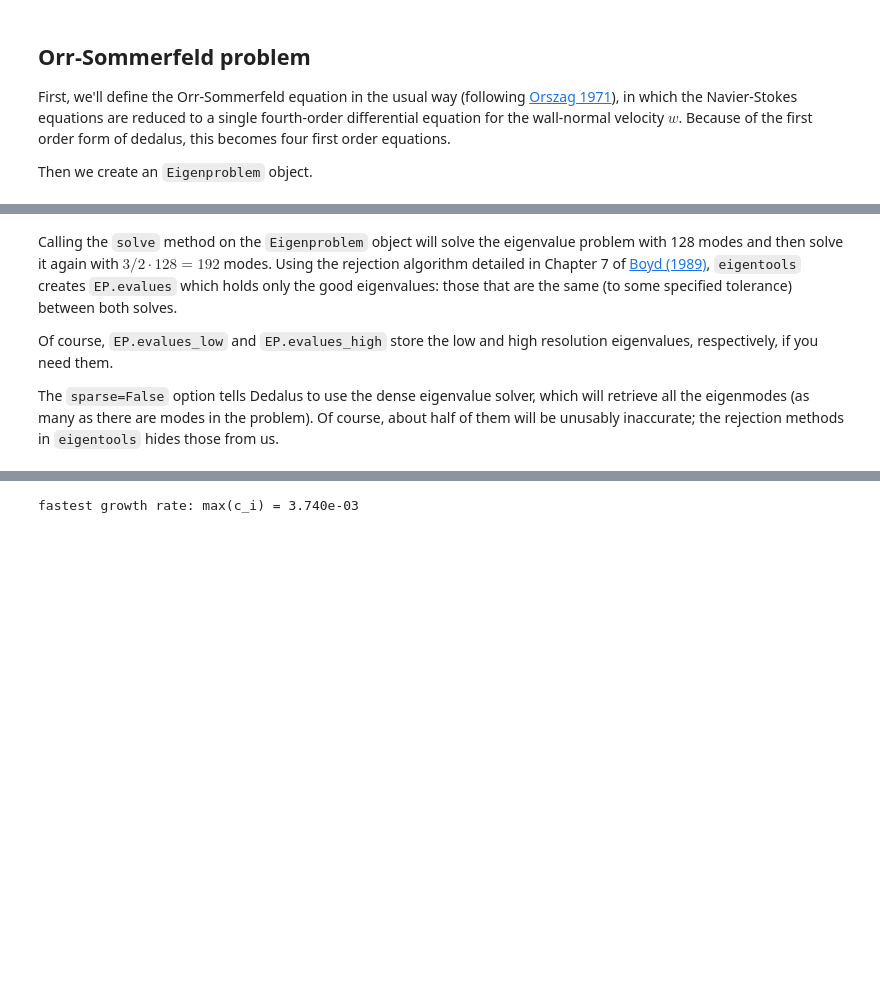
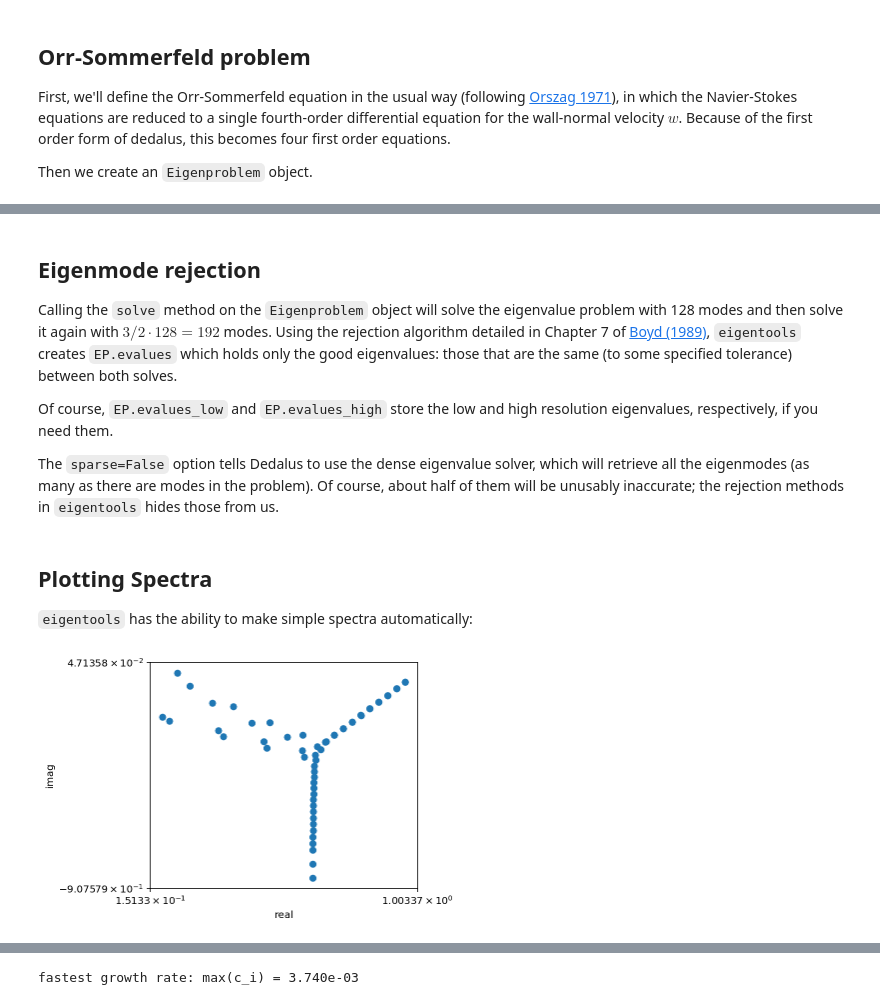
Before and after one commit to DedalusProject/eigentools, a Jupyter notebook: docs/notebooks/Orr Somerfeld pseudospectra.ipynb, the cells around one changed output, grey strips where cells are left out. Drawn from its saved outputs; the diff is of its cells as text; code cells hidden in the pictures; blank space fills up the shorter version.

```diff
--- a/docs/notebooks/Orr Somerfeld pseudospectra.ipynb
+++ b/docs/notebooks/Orr Somerfeld pseudospectra.ipynb
@@ -71,4 +71,6 @@ EP = Eigenproblem(orr_somerfeld)
 # %% [markdown]
+## Eigenmode rejection
+
 Calling the `solve` method on the `Eigenproblem` object will solve the eigenvalue problem with 128 modes and then solve it again with $3/2 \cdot 128 = 192$ modes. Using the rejection algorithm detailed in Chapter 7 of [Boyd (1989)](https://store.doverpublications.com/0486411834.html), `eigentools` creates `EP.evalues` which holds only the good eigenvalues: those that are the same (to some specified tolerance) between both solves.
 
 Of course, `EP.evalues_low` and `EP.evalues_high` store the low and high resolution eigenvalues, respectively, if you need them.
@@ -76,3 +78,11 @@ Of course, `EP.evalues_low` and `EP.evalues_high` store the low and high resolut
 The `sparse=False` option tells Dedalus to use the dense eigenvalue solver, which will retrieve all the eigenmodes (as many as there are modes in the problem). Of course, about half of them will be unusably inaccurate; the rejection methods in `eigentools` hides those from us.
 # %%
 EP.solve(sparse=False)
+# %% [markdown]
+## Plotting Spectra
+
+`eigentools` has the ability to make simple spectra automatically:
+# %%
+ax = EP.plot_spectrum()
+# %% [output]
+[figure, added]
```
Also changed, not shown: parts of 11 cells of this notebook, 3 other files.
